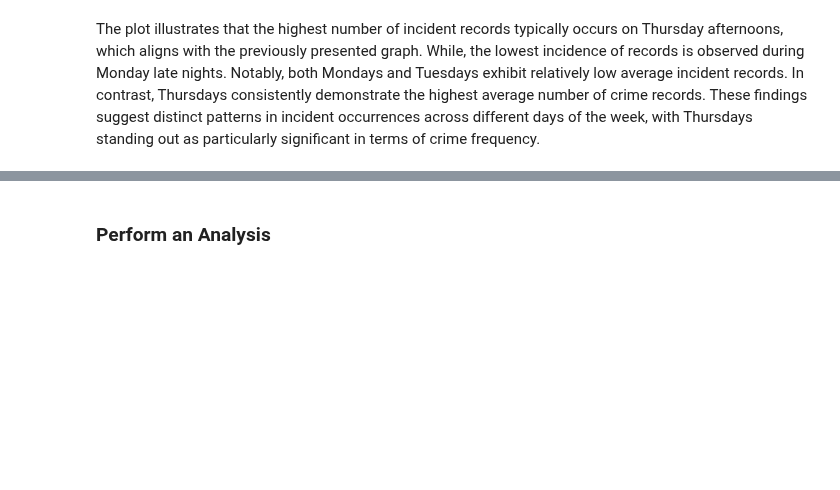
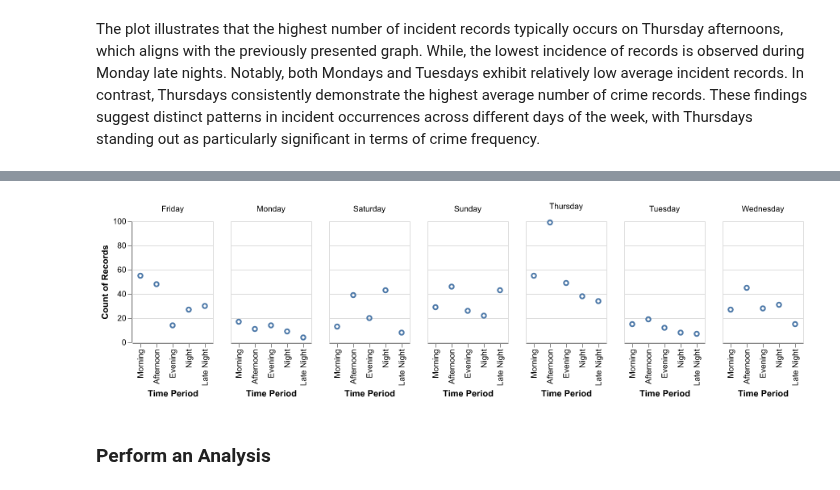
Before and after one commit to DSCI-310-2024/DSCI-310_group-10_crime-prediction, a Jupyter notebook: src/time_period_crime.ipynb, the cells around one changed output, grey strips where cells are left out. Cells and saved outputs as stored; diff of their text form; code cells hidden in the pictures; blank space fills up the shorter version.

```diff
--- a/src/time_period_crime.ipynb
+++ b/src/time_period_crime.ipynb
@@ -260,6 +260,6 @@ day_time = alt.Chart(data).mark_point().encode(
     title = 'Chart 2: Incidents Records by Time Period & Day'
 )
 
-#Image('../visualizations/chart2.png')
-day_time
+Image('../results/records_by_time_and_day_plot.png')
+#day_time
 # %% [output]
@@ -267,3 +266,4 @@ day_time
+[figure, added]
 # %% [markdown]
 ### Perform an Analysis
 # %%
```
Also changed, not shown: parts of 5 cells of this notebook, 8 other files.
